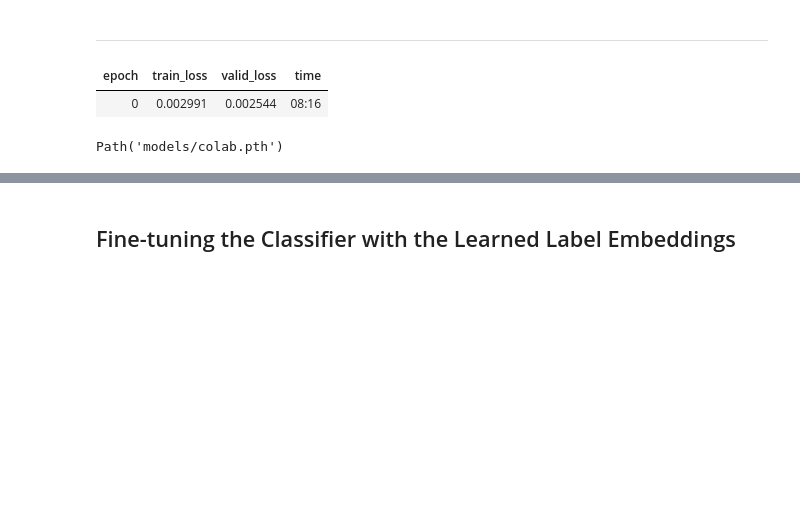
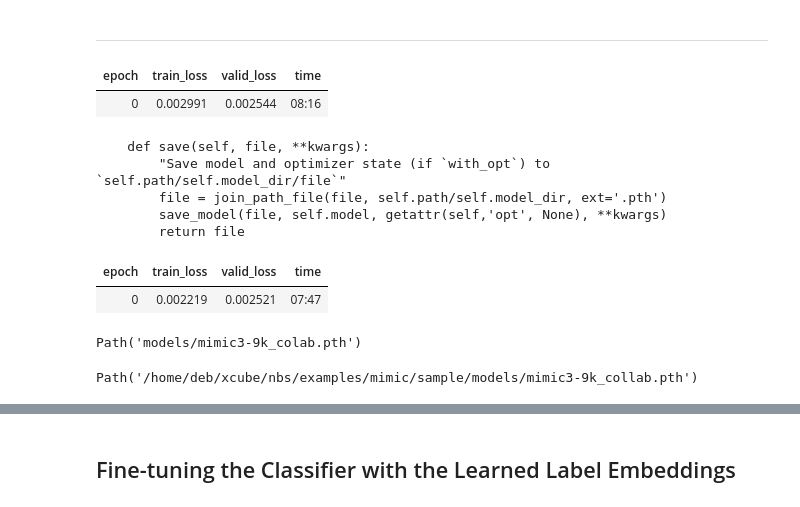
Before and after one commit to debjyotiSRoy/xcube_old, a Jupyter notebook: nbs/examples/mimic/sample/mimic3-9k_sample.ipynb, the cells around one changed output, grey strips where cells are left out. Cells and saved outputs as stored; diff of their text form; code cells hidden in the pictures; blank space fills up the shorter version.

```diff
--- a/nbs/examples/mimic/sample/mimic3-9k_sample.ipynb
+++ b/nbs/examples/mimic/sample/mimic3-9k_sample.ipynb
@@ -1552,12 +1587,27 @@ learn.fit_one_cycle(1, 5e-3, wd=0.1)
 # %% [output]
 | epoch | train_loss | valid_loss | time |
 | 0 | 0.002991 | 0.002544 | 08:16 |
+# %%
+print(inspect.getsource(learn_colab.save))
+# %% [output]
+    def save(self, file, **kwargs):
+        "Save model and optimizer state (if `with_opt`) to `self.path/self.model_dir/file`"
+        file = join_path_file(file, self.path/self.model_dir, ext='.pth')
+        save_model(file, self.model, getattr(self,'opt', None), **kwargs)
+        return file
 # %%
-learn = collab_learner(dls_colab, n_factors=400, y_range=(0, 10.5))
+learn_colab = collab_learner(dls_colab, n_factors=400, y_range=(0, 10.5))
 # %%
-learn.fit_one_cycle(13, 5e-3, wd=0.1)
+learn_colab.fit_one_cycle(1, 5e-3, wd=0.1)
+# %% [output]
+| epoch | train_loss | valid_loss | time |
+| 0 | 0.002219 | 0.002521 | 07:47 |
 # %%
-learn.save('colab')
+learn_colab.save(colab_path.stem)
 # %% [output]
-Path('models/colab.pth')
+Path('models/mimic3-9k_colab.pth')
+# %%
+collab_path
+# %% [output]
+Path('/home/deb/xcube/nbs/examples/mimic/sample/models/mimic3-9k_collab.pth')
 # %%
```
Also changed, not shown: parts of 59 cells of this notebook, 5 other files.
